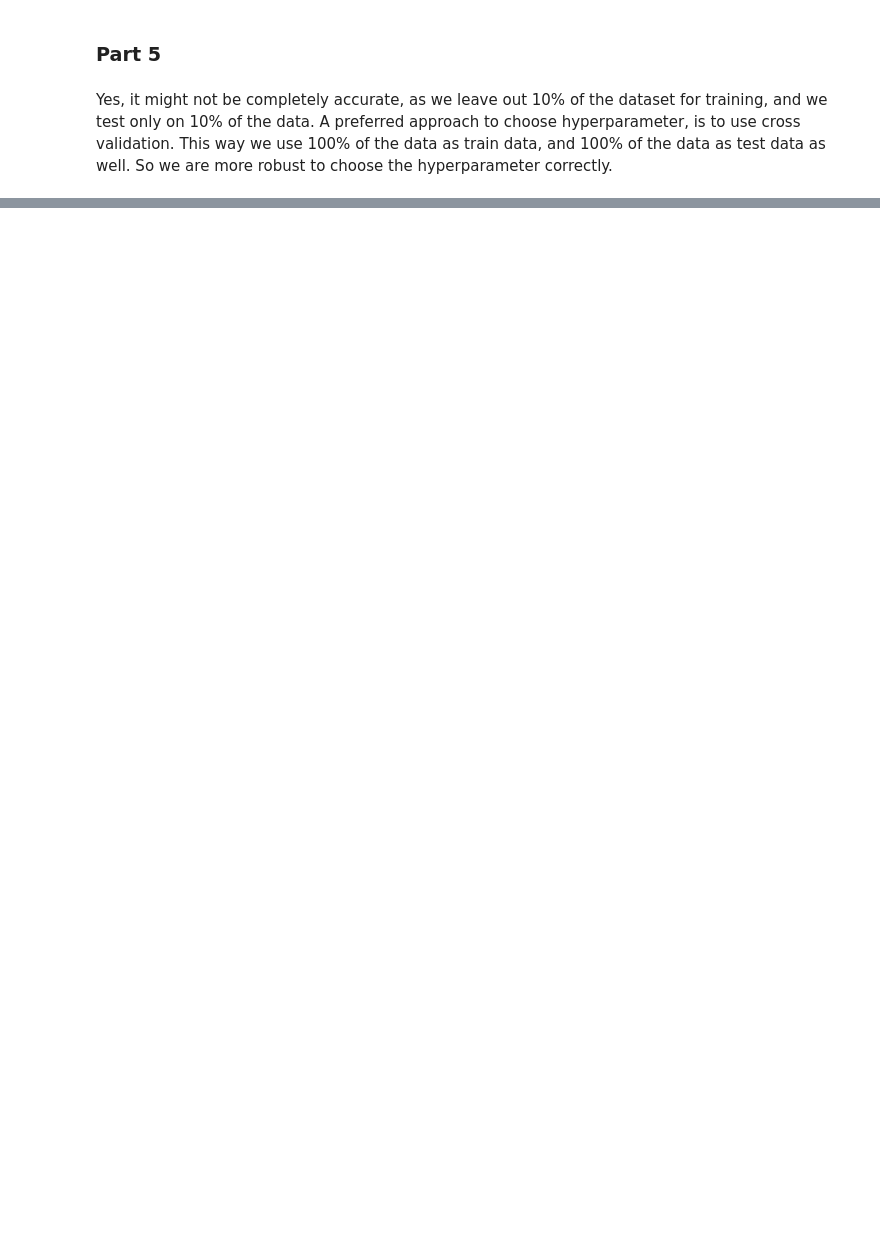
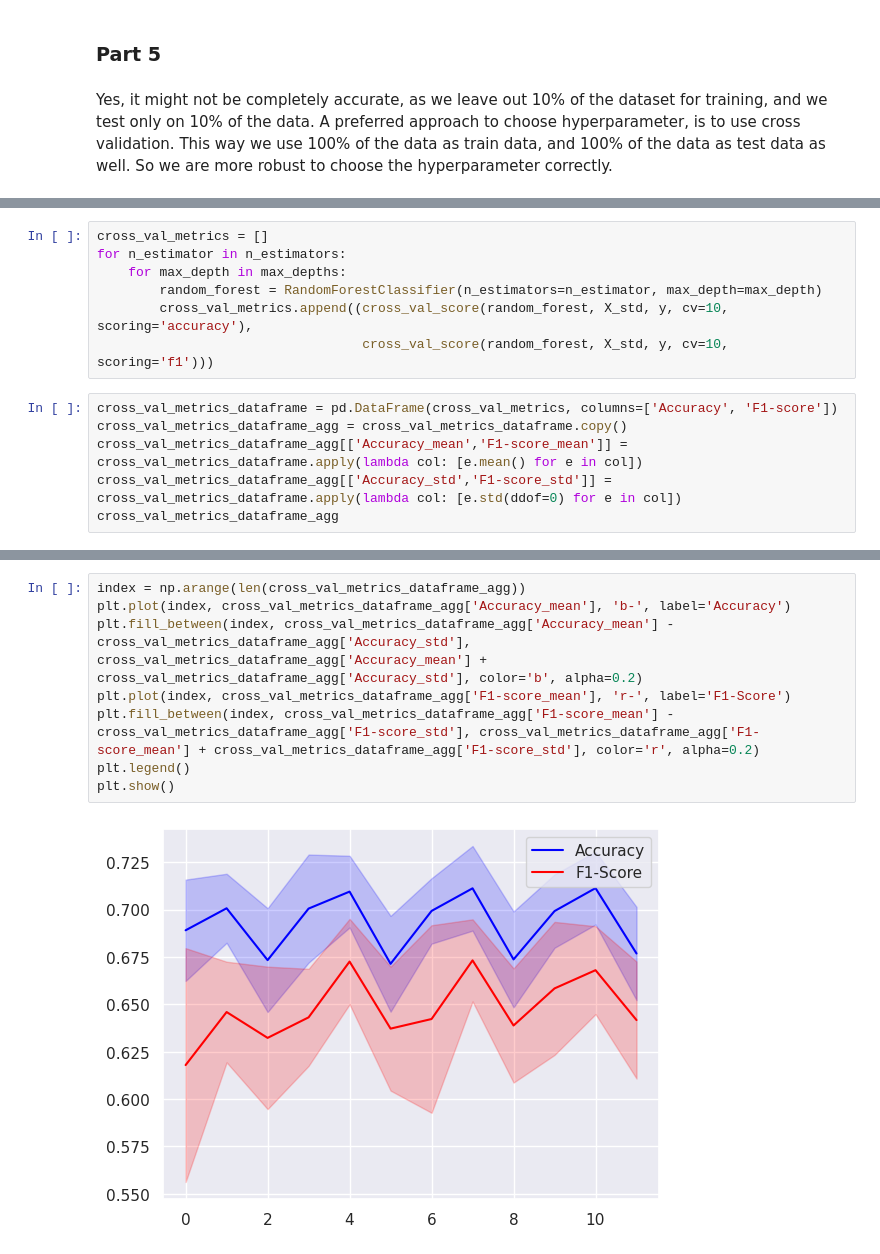
Before and after one commit to david-schroeter/ada_exams, a Jupyter notebook: final_2017/301062.ipynb, the cells around one changed output, grey strips where cells are left out. Saved outputs shown, nothing was run; the diff lists cells and outputs as text; blank space fills up the shorter version.

```diff
--- a/final_2017/301062.ipynb
+++ b/final_2017/301062.ipynb
@@ -371,0 +387,13 @@ print('========================================')
+# %%
+cross_val_metrics = []
+for n_estimator in n_estimators:
+    for max_depth in max_depths:
+        random_forest = RandomForestClassifier(n_estimators=n_estimator, max_depth=max_depth)
+        cross_val_metrics.append((cross_val_score(random_forest, X_std, y, cv=10, scoring='accuracy'),
+                                  cross_val_score(random_forest, X_std, y, cv=10, scoring='f1')))
+# %%
+cross_val_metrics_dataframe = pd.DataFrame(cross_val_metrics, columns=['Accuracy', 'F1-score'])
+cross_val_metrics_dataframe_agg = cross_val_metrics_dataframe.copy()
+cross_val_metrics_dataframe_agg[['Accuracy_mean','F1-score_mean']] = cross_val_metrics_dataframe.apply(lambda col: [e.mean() for e in col])
+cross_val_metrics_dataframe_agg[['Accuracy_std','F1-score_std']] = cross_val_metrics_dataframe.apply(lambda col: [e.std(ddof=0) for e in col])
+cross_val_metrics_dataframe_agg
@@ -371,0 +414,10 @@ print('========================================')
+# %%
+index = np.arange(len(cross_val_metrics_dataframe_agg))
+plt.plot(index, cross_val_metrics_dataframe_agg['Accuracy_mean'], 'b-', label='Accuracy')
+plt.fill_between(index, cross_val_metrics_dataframe_agg['Accuracy_mean'] - cross_val_metrics_dataframe_agg['Accuracy_std'], cross_val_metrics_dataframe_agg['Accuracy_mean'] + cross_val_metrics_dataframe_agg['Accuracy_std'], color='b', alpha=0.2)
+plt.plot(index, cross_val_metrics_dataframe_agg['F1-score_mean'], 'r-', label='F1-Score')
+plt.fill_between(index, cross_val_metrics_dataframe_agg['F1-score_mean'] - cross_val_metrics_dataframe_agg['F1-score_std'], cross_val_metrics_dataframe_agg['F1-score_mean'] + cross_val_metrics_dataframe_agg['F1-score_std'], color='r', alpha=0.2)
+plt.legend()
+plt.show()
+# %% [output]
+[figure, added]
```
Also changed, not shown: parts of 23 cells of this notebook.
